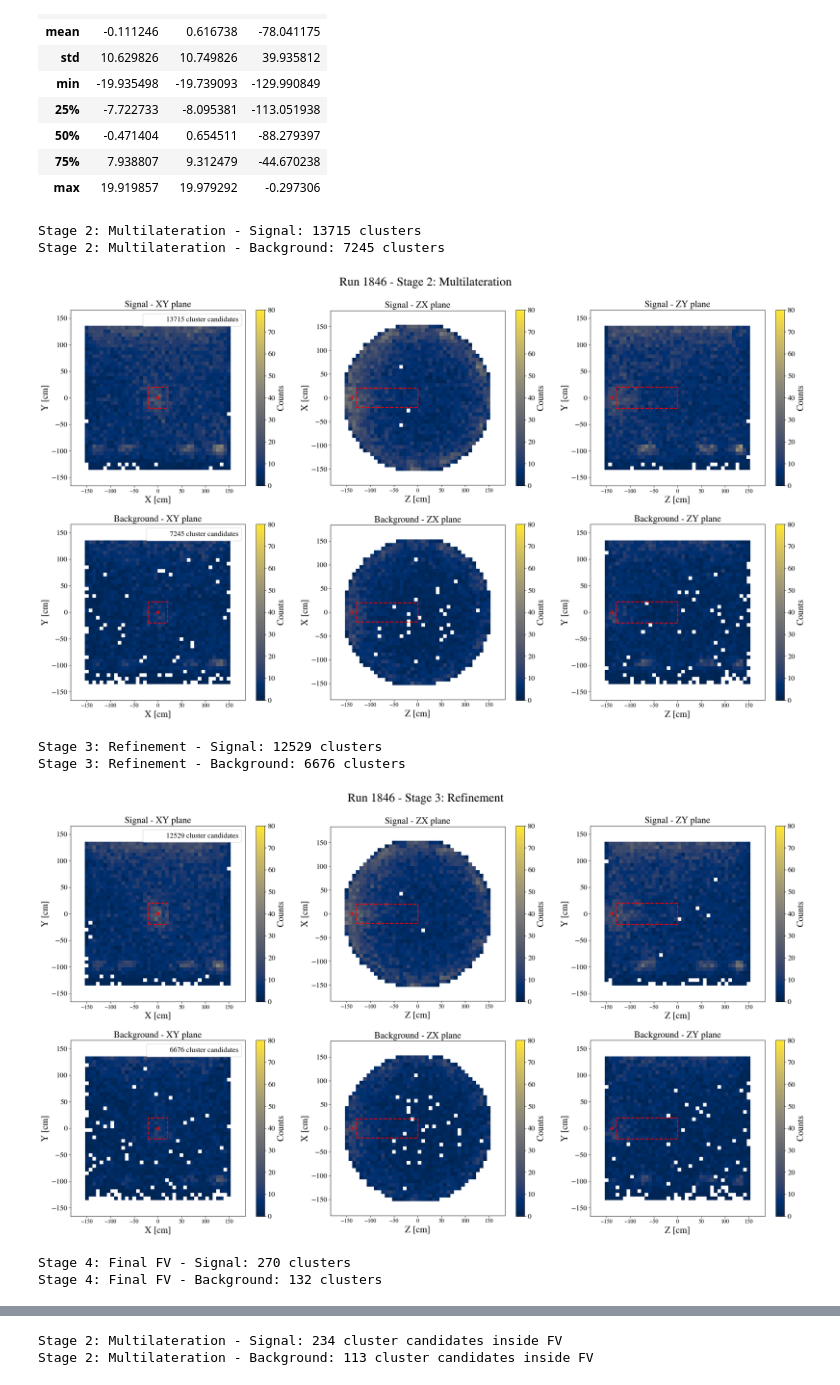
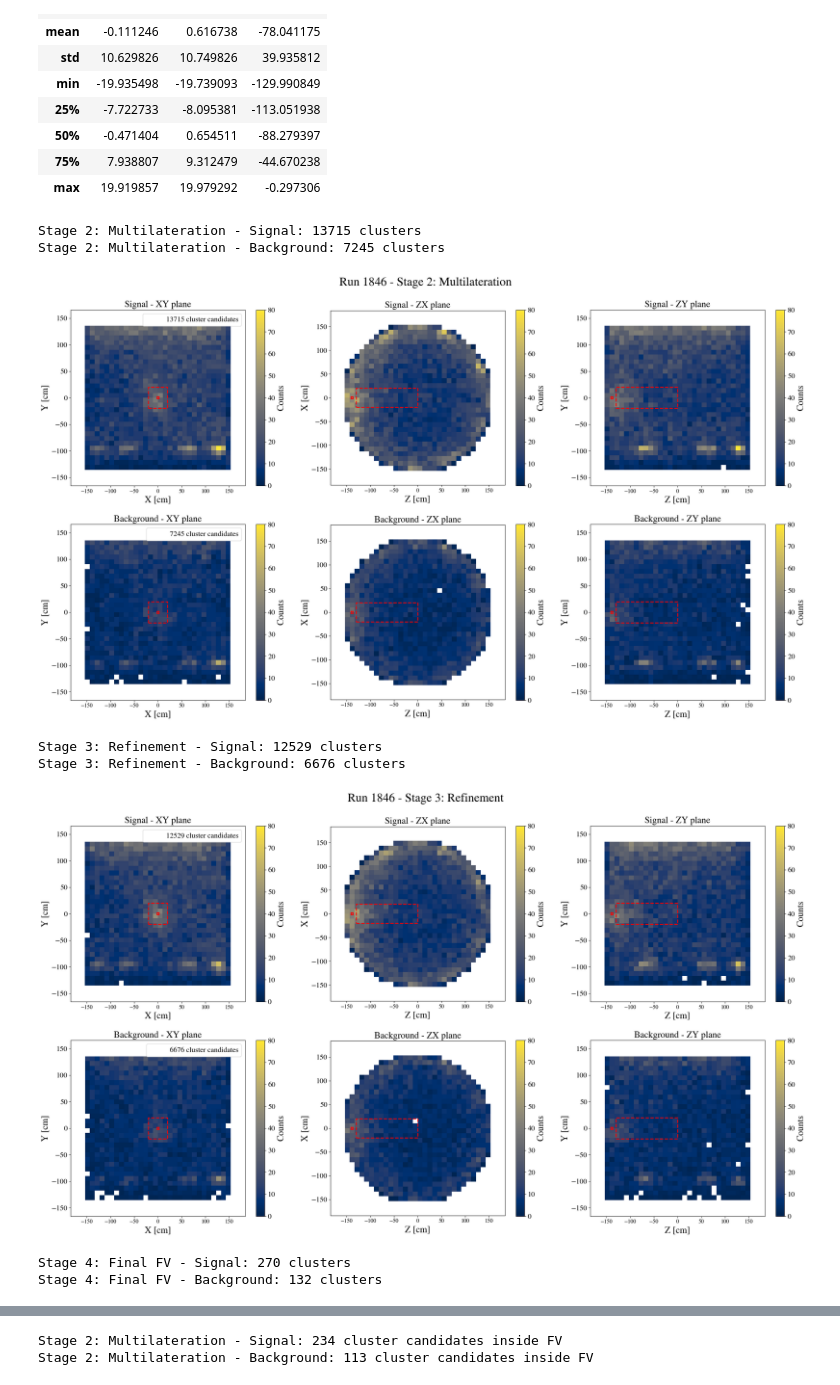
Before and after one commit to elenaramos44/9Li_analysis, a Jupyter notebook: notebooks/geometry_checks.ipynb, the cells around one changed output, grey strips where cells are left out. Saved outputs shown, nothing was run; the diff lists cells and outputs as text; code cells hidden in the pictures.

```diff
--- a/notebooks/geometry_checks.ipynb
+++ b/notebooks/geometry_checks.ipynb
@@ -197,9 +199,6 @@ df_stage5_sig[["vertex_x","vertex_y","vertex_z"]].describe()
 | 75% | 7.938807 | 9.312479 | -44.670238 |
 | max | 19.919857 | 19.979292 | -0.297306 |
 # %%
-from matplotlib.patches import Rectangle
-from matplotlib.lines import Line2D
-
 def plot_vertex_maps(df_sig, df_bkg, stage_name):
 
     if {"v_x_fine", "v_y_fine", "v_z_fine"}.issubset(df_sig.columns):
@@ -216,7 +215,7 @@ def plot_vertex_maps(df_sig, df_bkg, stage_name):
 
     #beam spot size is not clear. Estimates suggest a transverse spread of approximately 3.5-4 cm sigma
 
-    bins = 40
+    bins = 30
     vmax = 80
 
     R = 153.7963
@@ -386,36 +385,36 @@ def plot_vertex_maps(df_sig, df_bkg, stage_name):
         # Fiducial Volume
         axs[row, 2].add_patch(
             Rectangle(
                 (z_lims[0], y_lims[0]),
                 z_lims[1] - z_lims[0],
                 y_lims[1] - y_lims[0],
                 facecolor="none",
                 edgecolor="red",
                 linestyle="--",
                 linewidth=2,
             )
         )
 
         axs[row, 2].set_title(f"{label} - ZY plane")
         axs[row, 2].set_xlabel("Z [cm]")
         axs[row, 2].set_ylabel("Y [cm]")
 
         plt.colorbar(im[3], ax=axs[row, 2], label="Counts")
 
     plt.suptitle(f"Run {run_number} - {stage_name}")
     plt.tight_layout()
     plt.show()
 
 
 plot_vertex_maps(df_stage2_sig, df_stage2_bkg, "Stage 2: Multilateration")
 plot_vertex_maps(df_stage4_sig, df_stage4_bkg, "Stage 3: Refinement")
 plot_vertex_maps(df_stage5_sig, df_stage5_bkg, "Stage 4: Final FV")
 # %% [output]
 Stage 2: Multilateration - Signal: 13715 clusters
 Stage 2: Multilateration - Background: 7245 clusters
-[figure, old version]
+[figure, new version]
 Stage 3: Refinement - Signal: 12529 clusters
 Stage 3: Refinement - Background: 6676 clusters
-[figure, old version]
+[figure, new version]
 Stage 4: Final FV - Signal: 270 clusters
 Stage 4: Final FV - Background: 132 clusters
```
Also changed, not shown: parts of 12 cells of this notebook, 12 other files.
